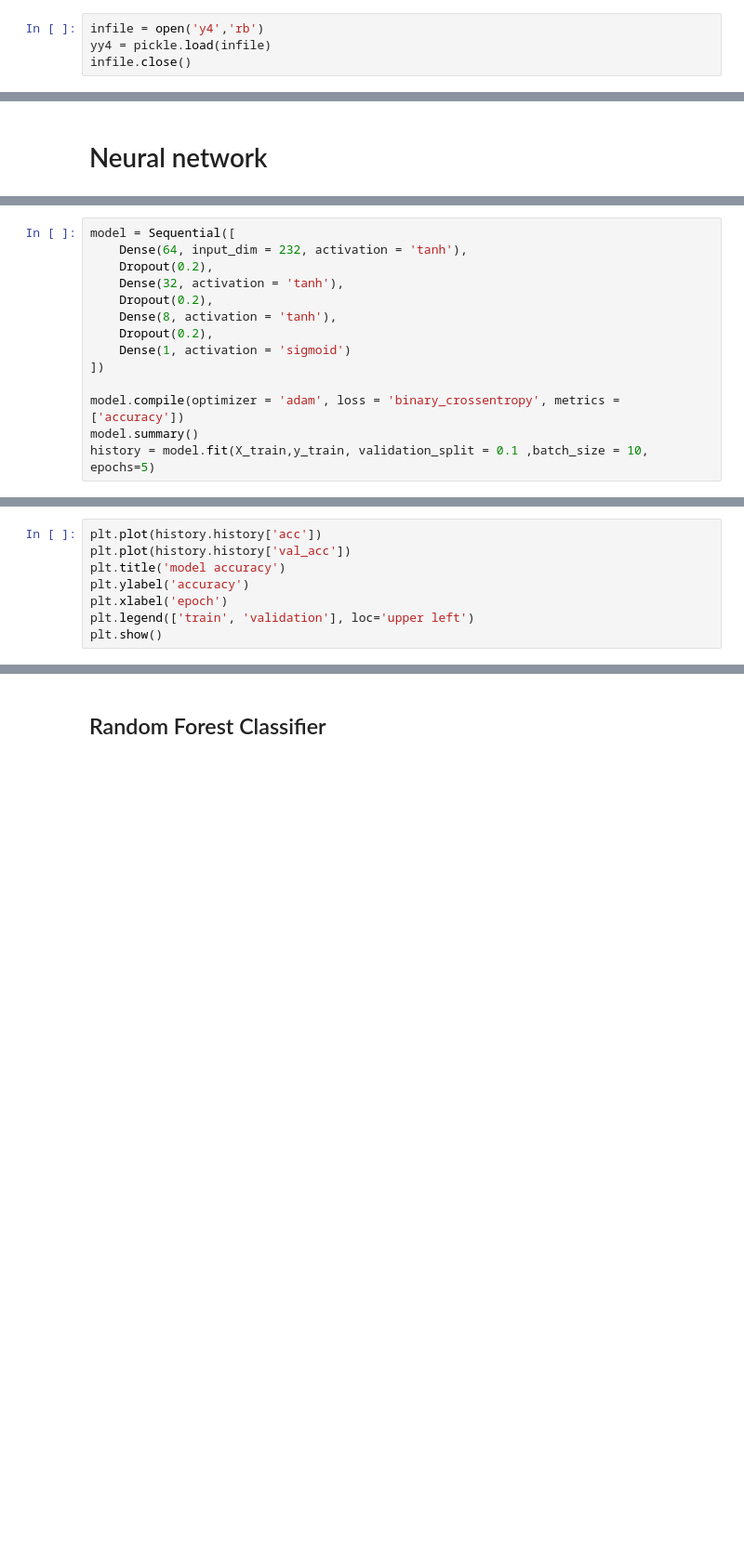
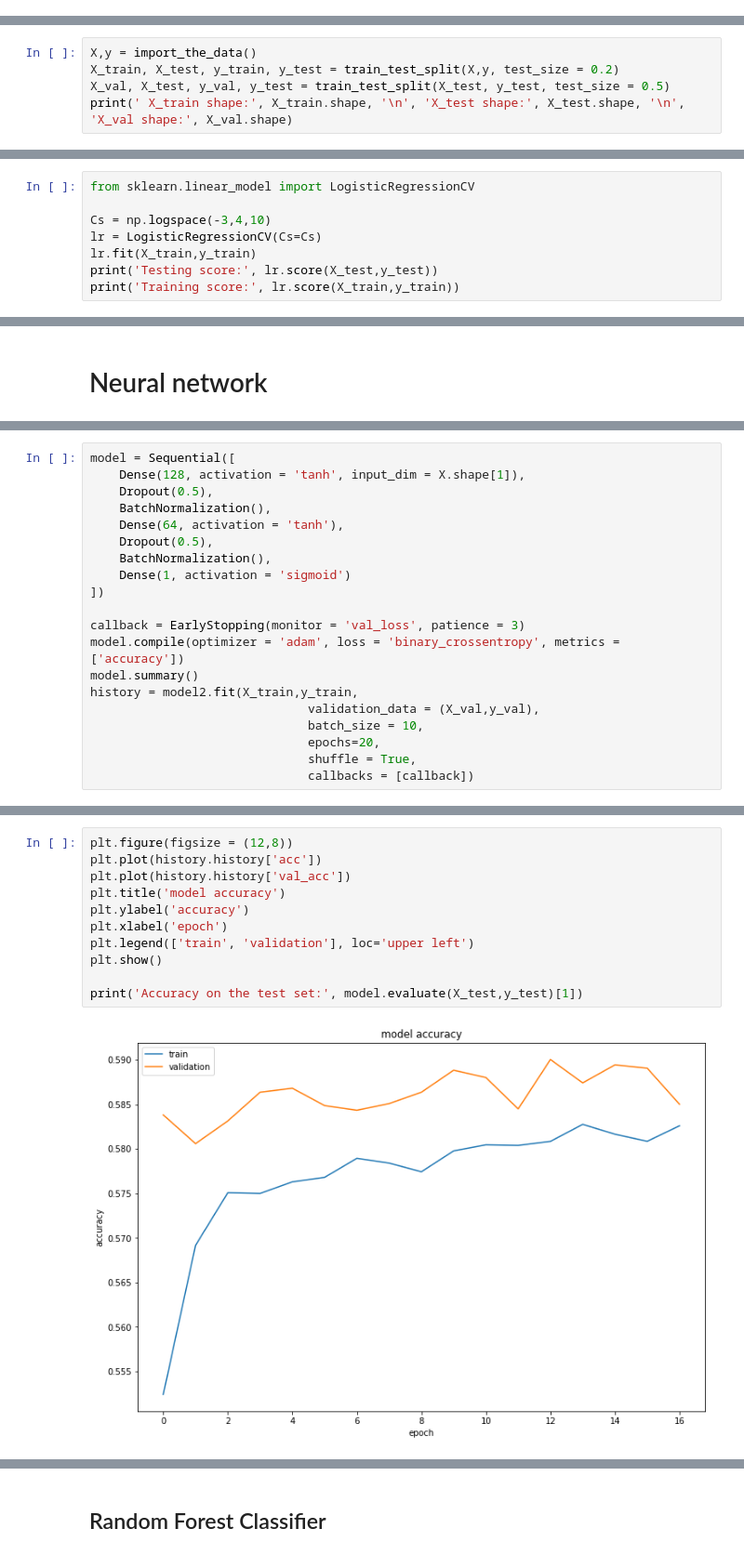
Before and after one commit to GintasKam/dota_outcome_prediction, a Jupyter notebook: Outcome_prediction.ipynb, the cells around one changed output, grey strips where cells are left out. Shown at 93% size. Cells and saved outputs as stored; diff of their text form; blank space fills up the shorter version.

```diff
--- a/Outcome_prediction.ipynb
+++ b/Outcome_prediction.ipynb
@@ -137,4 +22,0 @@ infile.close()
-# %%
-infile = open('y4','rb')
-yy4 = pickle.load(infile)
-infile.close()
@@ -169,0 +58,5 @@ hero_df[hero_df['localized_name']=='Lycan']
+# %%
+X,y = import_the_data()
+X_train, X_test, y_train, y_test = train_test_split(X,y, test_size = 0.2)
+X_val, X_test, y_val, y_test = train_test_split(X_test, y_test, test_size = 0.5)
+print(' X_train shape:', X_train.shape, '\n', 'X_test shape:', X_test.shape, '\n', 'X_val shape:', X_val.shape)
@@ -169,0 +71,8 @@ hero_df[hero_df['localized_name']=='Lycan']
+# %%
+from sklearn.linear_model import LogisticRegressionCV
+
+Cs = np.logspace(-3,4,10)
+lr = LogisticRegressionCV(Cs=Cs)
+lr.fit(X_train,y_train)
+print('Testing score:', lr.score(X_test,y_test))
+print('Training score:', lr.score(X_train,y_train))
@@ -175,17 +93,23 @@ from tensorflow.keras.layers import Dense, Dropout, BatchNormalization
 # %%
 model = Sequential([
-    Dense(64, input_dim = 232, activation = 'tanh'),
-    Dropout(0.2),
-    Dense(32, activation = 'tanh'),
-    Dropout(0.2),
-    Dense(8, activation = 'tanh'),
-    Dropout(0.2),
+    Dense(128, activation = 'tanh', input_dim = X.shape[1]),
+    Dropout(0.5),
+    BatchNormalization(),
+    Dense(64, activation = 'tanh'),
+    Dropout(0.5),
+    BatchNormalization(),
     Dense(1, activation = 'sigmoid')
 ])
 
+callback = EarlyStopping(monitor = 'val_loss', patience = 3)
 model.compile(optimizer = 'adam', loss = 'binary_crossentropy', metrics = ['accuracy'])
 model.summary()
-history = model.fit(X_train,y_train, validation_split = 0.1 ,batch_size = 10, epochs=5)
+history = model2.fit(X_train,y_train,
+                              validation_data = (X_val,y_val),
+                              batch_size = 10,
+                              epochs=20,
+                              shuffle = True,
+                              callbacks = [callback])
 # %% [output]
 _________________________________________________________________
 Layer (type)                 Output Shape              Param #
@@ -209,8 +131,13 @@ print('Accuracy on the test set:', model.evaluate(X_test,y_test)[1])
 # %%
+plt.figure(figsize = (12,8))
 plt.plot(history.history['acc'])
 plt.plot(history.history['val_acc'])
 plt.title('model accuracy')
 plt.ylabel('accuracy')
 plt.xlabel('epoch')
 plt.legend(['train', 'validation'], loc='upper left')
 plt.show()
+
+print('Accuracy on the test set:', model.evaluate(X_test,y_test)[1])
+# %% [output]
+[figure, added]
```
Also changed, not shown: parts of 55 cells of this notebook, 1 other file.
